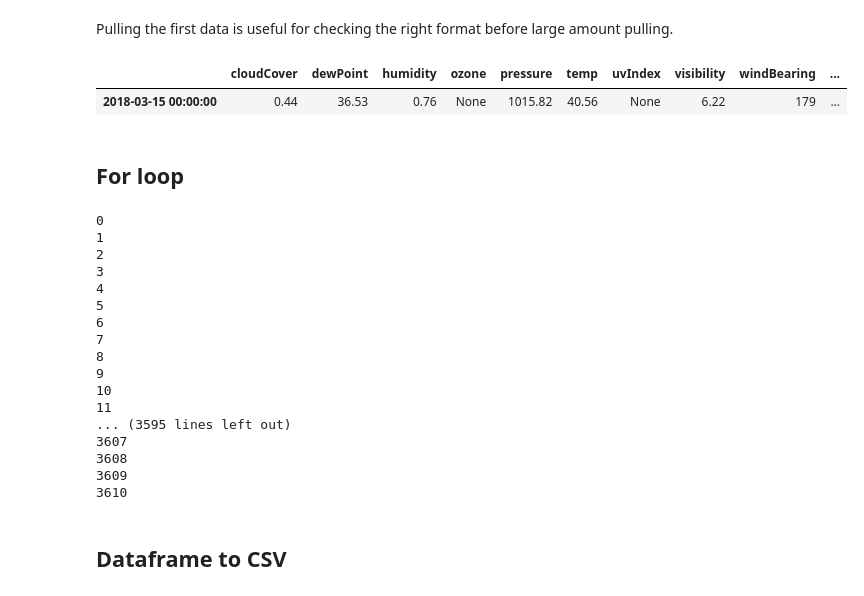
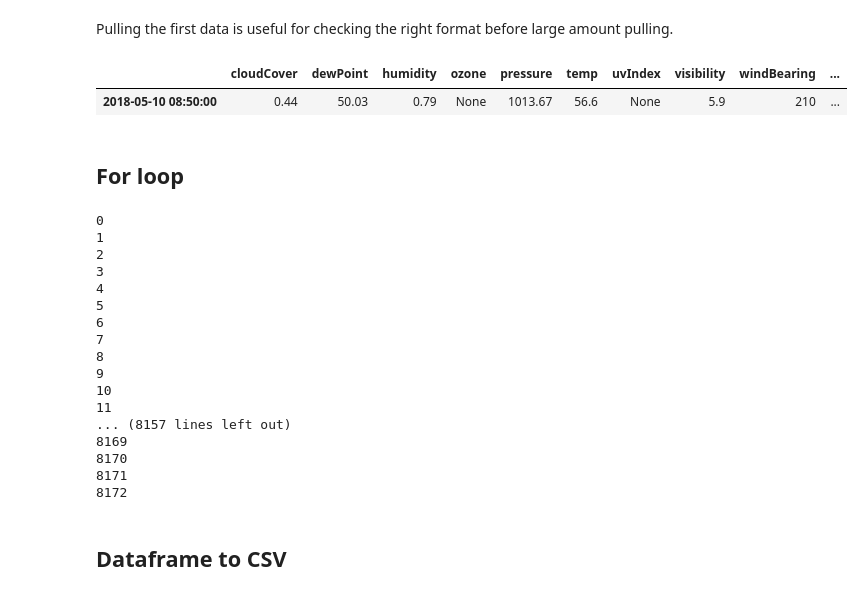
Before and after one commit to nailtosun/Ayasli-Ges-Solar-Prediction, a Jupyter notebook: Neural Network/Darksky-api/Datapulling.ipynb, the cells around one changed output. Cells and saved outputs as stored; diff of their text form; code cells hidden in the pictures.

```diff
--- a/Neural Network/Darksky-api/Datapulling.ipynb
+++ b/Neural Network/Darksky-api/Datapulling.ipynb
@@ -7,7 +7,7 @@ import requests
 import pandas as pd
 import datetime
 # %%
-i = 0 #initialize counter
+i = 16234 #initialize counter
 # %% [markdown]
 ## First data
 # %% [markdown]
@@ -72,17 +72,17 @@ except KeyError:
     dewPoint = None
 row = {'cloudCover':cloudCover , 'temp' : temp , 'humidity' : humidity , 'ozone' : ozone,'windSpeed' : windSpeed ,'windGust' : windGust ,'uvIndex' : uvIndex , 'visibility' : visibility, 'windBearing' : windBearing ,'pressure' : pressure ,"dewPoint" : dewPoint}
 time_index = datetime.datetime.fromtimestamp(int(timestamp)).strftime('%Y-%m-%d %H:%M:%S')
-df1 = pd.DataFrame(data=row,index=[time_index])
+df2 = pd.DataFrame(data=row,index=[time_index])
-# %%
-df1
-# %% [output]
-|  | cloudCover | dewPoint | humidity | ozone | pressure | temp | uvIndex | visibility | windBearing | ... |
-| 2018-03-15 00:00:00 | 0.44 | 36.53 | 0.76 | None | 1015.82 | 40.56 | None | 6.22 | 179 | ... |
+# %%
+df2
+# %% [output]
+|  | cloudCover | dewPoint | humidity | ozone | pressure | temp | uvIndex | visibility | windBearing | ... |
+| 2018-05-10 08:50:00 | 0.44 | 50.03 | 0.79 | None | 1013.67 | 56.6 | None | 5.9 | 210 | ... |
 # %% [markdown]
 ## For loop
 # %%
-for i in range (0,30409): #one month
-    initial_time = 1521061200+300
+for i in range (0,14175): #one month
+    initial_time = 1525931400
     timestamp = initial_time + 300*i #5 minute
     url = 'https://api.darksky.net/forecast/46c6ec988a099553d673e4a9d317aa73/39.8906,32.7817,'
     url = url + str(timestamp)
@@ -154,11 +154,11 @@ for i in range (0,30409): #one month
 9
 10
 11
-... (3595 lines left out)
-3607
-3608
-3609
-3610
+... (8157 lines left out)
+8169
+8170
+8171
+8172
 # %% [markdown]
 ## Dataframe to CSV
 # %%
```
Also changed, not shown: parts of 1 cell of this notebook, 1 other file.
